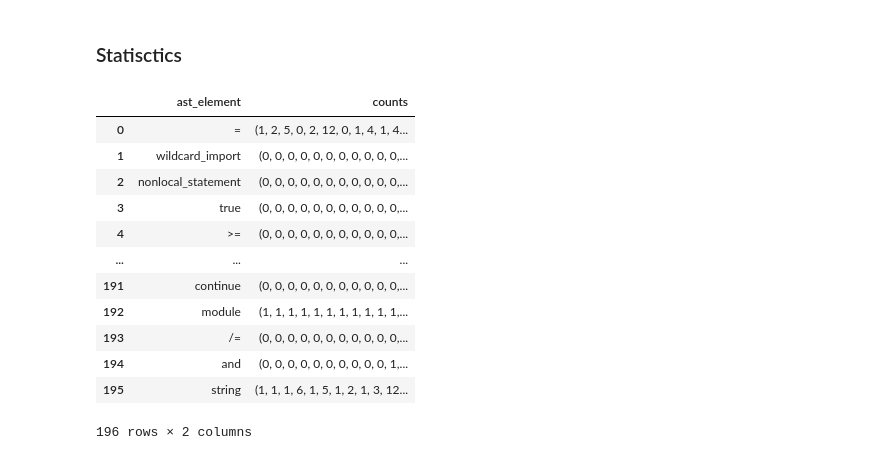
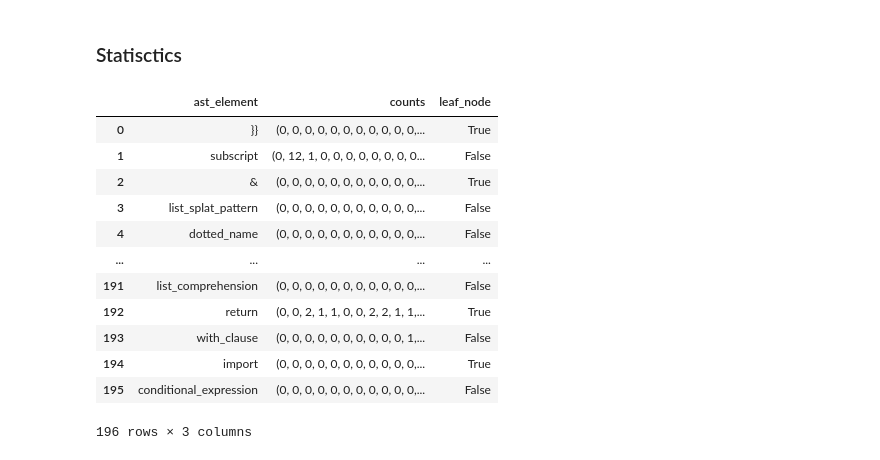
Before and after one commit to WM-SEMERU/CodeSyntaxConcept, a Jupyter notebook: experimental_notebooks/exploratory_analysis.ipynb, the cells around one changed output. Saved outputs shown, nothing was run; the diff lists cells and outputs as text; code cells hidden in the pictures.

```diff
--- a/experimental_notebooks/exploratory_analysis.ipynb
+++ b/experimental_notebooks/exploratory_analysis.ipynb
@@ -12,0 +22,6 @@ from statistics import mean, median, stdev
+# %%
+test_set = load_dataset("code_search_net", split='test')
+test_set = test_set.filter(lambda sample: True if
+                sample['language']== language
+            else False, num_proc=1)
+test_set = utils.get_random_sub_set_test_set(test_set, number_of_samples)
@@ -12,0 +34,17 @@ from statistics import mean, median, stdev
+# %%
+parser = TreeSitterParser(CodeTokenizer.from_pretrained(checkpoint,language))
+test_set_node_counts = [()]*len(parser.tokenizer.node_types)
+
+parent_node_types = set()
+
+for sample in test_set:
+    tree = parser.tokenizer.parser.parse(bytes(sample['whole_func_string'], "utf8"))
+
+    sample_parent_nodes = []
+    utils.find_parent_nodes(tree.root_node, sample_parent_nodes)
+    parent_node_types.update([parent_node.type for parent_node in sample_parent_nodes])
+
+    for ast_element in parser.tokenizer.node_types:
+        ast_element_ocurrences = []
+        utils.find_nodes(tree.root_node, ast_element, ast_element_ocurrences)
+        test_set_node_counts[parser.tokenizer.node_types.index(ast_element)] = test_set_node_counts[parser.tokenizer.node_types.index(ast_element)] + tuple([len(ast_element_ocurrences)])
@@ -12,0 +53,6 @@ from statistics import mean, median, stdev
+# %%
+node_counts_dataframe = pd.DataFrame([], columns=['ast_element', 'counts', 'leaf_node'])
+for node_id, node_counts in enumerate(test_set_node_counts):
+    node_counts_dataframe.loc[len(node_counts_dataframe.index)] = [parser.tokenizer.node_types[node_id], node_counts, False if parser.tokenizer.node_types[node_id] in parent_node_types else True]
+
+node_counts_dataframe.head()
@@ -13,24 +66,24 @@ from statistics import mean, median, stdev
 # %% [markdown]
 ### Loading Dataframe
 # %%
-node_counts_dataframe = pd.read_csv('exploratory_experiments/ea_EleutherAI-gpt-neo-1.3B.csv')
+#node_counts_dataframe = pd.read_csv('exploratory_experiments/ea_EleutherAI-gpt-neo-1.3B.csv')
 # %% [markdown]
 ### Statisctics
 # %%
-node_counts_dataframe = node_counts_dataframe.drop('Unnamed: 0', axis=1)
+#node_counts_dataframe = node_counts_dataframe.drop('Unnamed: 0', axis=1)
 node_counts_dataframe
 # %% [output]
-|  | ast_element | counts |
-| 0 | = | (1, 2, 5, 0, 2, 12, 0, 1, 4, 1, 4... |
-| 1 | wildcard_import | (0, 0, 0, 0, 0, 0, 0, 0, 0, 0, 0,... |
-| 2 | nonlocal_statement | (0, 0, 0, 0, 0, 0, 0, 0, 0, 0, 0,... |
-| 3 | true | (0, 0, 0, 0, 0, 0, 0, 0, 0, 0, 0,... |
-| 4 | >= | (0, 0, 0, 0, 0, 0, 0, 0, 0, 0, 0,... |
-| ... | ... | ... |
-| 191 | continue | (0, 0, 0, 0, 0, 0, 0, 0, 0, 0, 0,... |
-| 192 | module | (1, 1, 1, 1, 1, 1, 1, 1, 1, 1, 1,... |
-| 193 | /= | (0, 0, 0, 0, 0, 0, 0, 0, 0, 0, 0,... |
-| 194 | and | (0, 0, 0, 0, 0, 0, 0, 0, 0, 0, 1,... |
-| 195 | string | (1, 1, 1, 6, 1, 5, 1, 2, 1, 3, 12... |
+|  | ast_element | counts | leaf_node |
+| 0 | }} | (0, 0, 0, 0, 0, 0, 0, 0, 0, 0, 0,... | True |
+| 1 | subscript | (0, 12, 1, 0, 0, 0, 0, 0, 0, 0, 0... | False |
+| 2 | & | (0, 0, 0, 0, 0, 0, 0, 0, 0, 0, 0,... | True |
+| 3 | list_splat_pattern | (0, 0, 0, 0, 0, 0, 0, 0, 0, 0, 0,... | False |
+| 4 | dotted_name | (0, 0, 0, 0, 0, 0, 0, 0, 0, 0, 0,... | False |
+| ... | ... | ... | ... |
+| 191 | list_comprehension | (0, 0, 0, 0, 0, 0, 0, 0, 0, 0, 0,... | False |
+| 192 | return | (0, 0, 2, 1, 1, 0, 0, 2, 2, 1, 1,... | True |
+| 193 | with_clause | (0, 0, 0, 0, 0, 0, 0, 0, 0, 0, 1,... | False |
+| 194 | import | (0, 0, 0, 0, 0, 0, 0, 0, 0, 0, 0,... | True |
+| 195 | conditional_expression | (0, 0, 0, 0, 0, 0, 0, 0, 0, 0, 0,... | False |
-196 rows × 2 columns
+196 rows × 3 columns
 # %%
```
Also changed, not shown: parts of 16 cells of this notebook, 1 other file.
